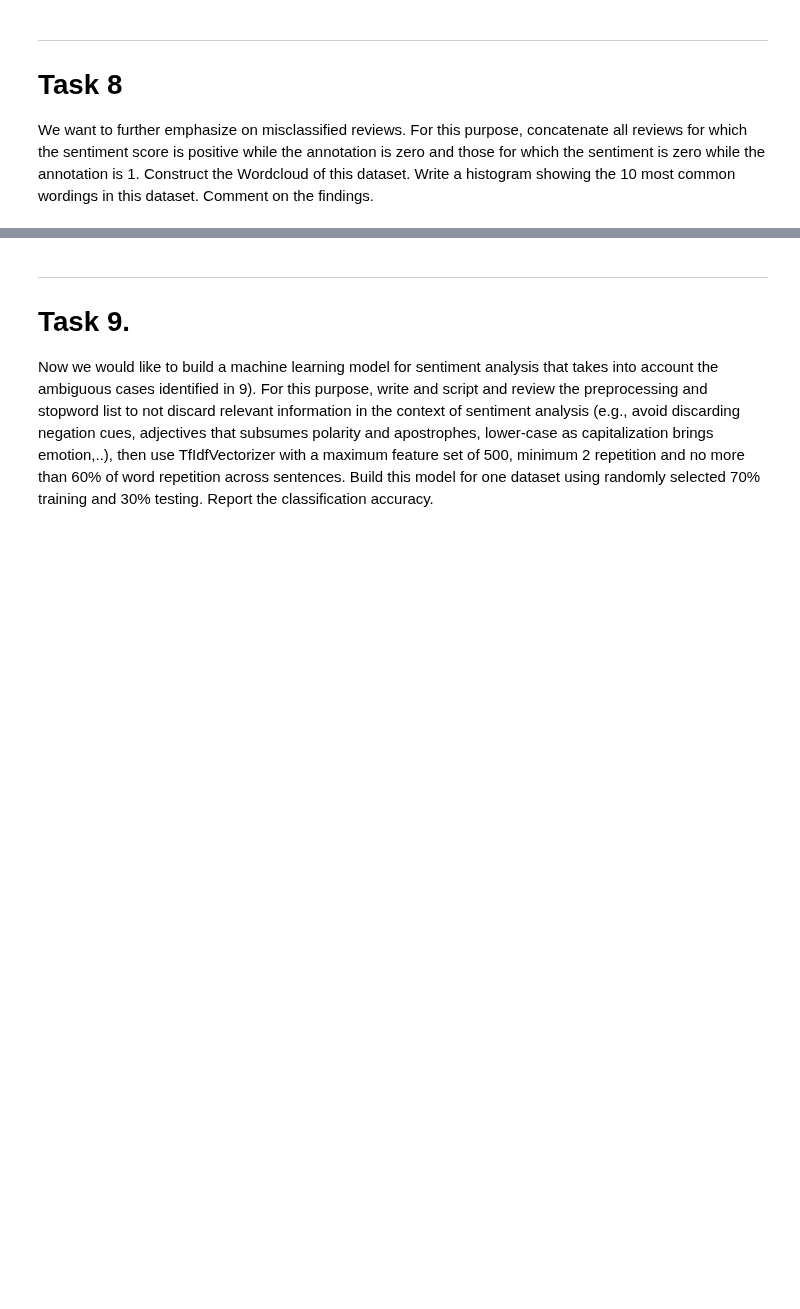
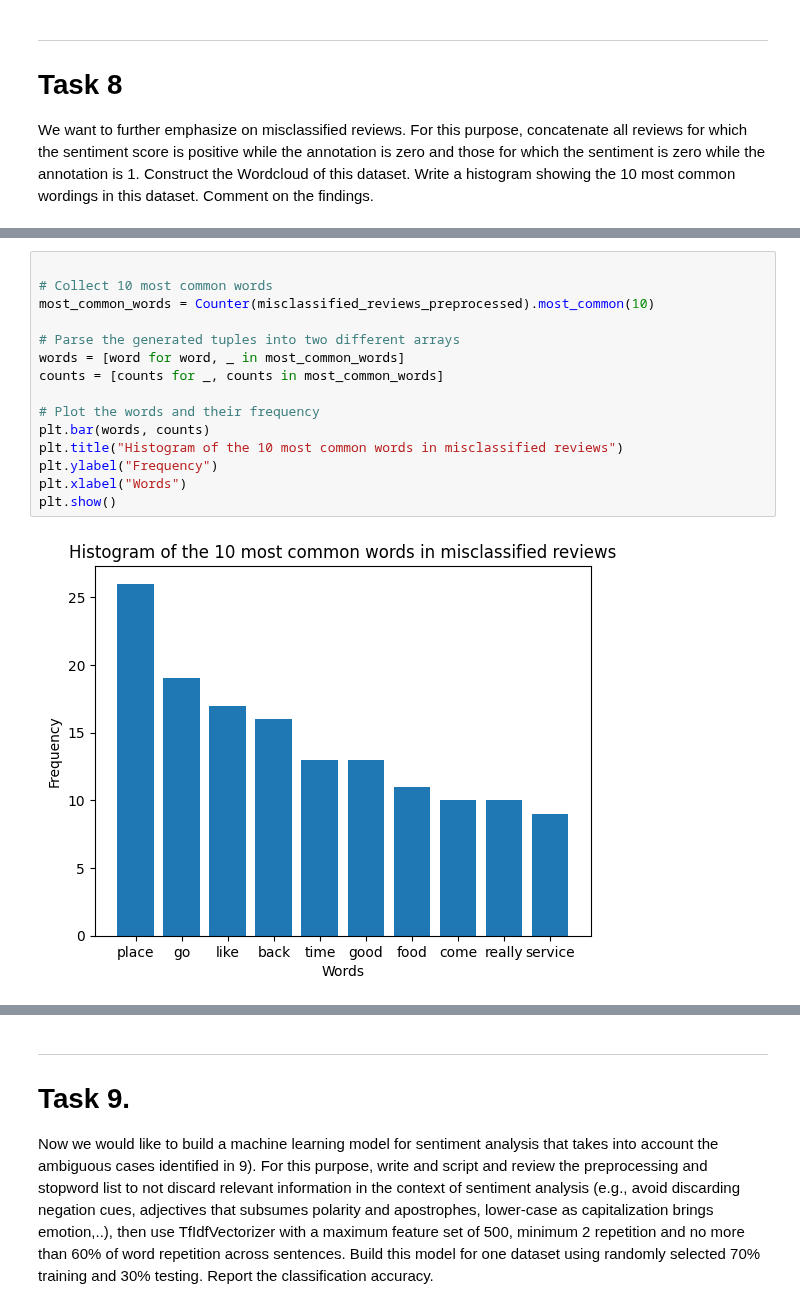
Before and after one commit to VilleKylmamaa/SentimentAnalysisMachineLearning, a Jupyter notebook: Restaurant_Review_Analysis.ipynb, the cells around one changed output, grey strips where cells are left out. Drawn from its saved outputs; the diff is of its cells as text; blank space fills up the shorter version.

```diff
--- a/Restaurant_Review_Analysis.ipynb
+++ b/Restaurant_Review_Analysis.ipynb
@@ -487 +481,18 @@ Histogram of the 10 most common words:
+# %%
+
+# Collect 10 most common words
+most_common_words = Counter(misclassified_reviews_preprocessed).most_common(10)
+
+# Parse the generated tuples into two different arrays
+words = [word for word, _ in most_common_words]
+counts = [counts for _, counts in most_common_words]
+
+# Plot the words and their frequency
+plt.bar(words, counts)
+plt.title("Histogram of the 10 most common words in misclassified reviews")
+plt.ylabel("Frequency")
+plt.xlabel("Words")
+plt.show()
+# %% [output]
+[figure, added]
 # %%
```
Also changed, not shown: parts of 15 cells of this notebook.
